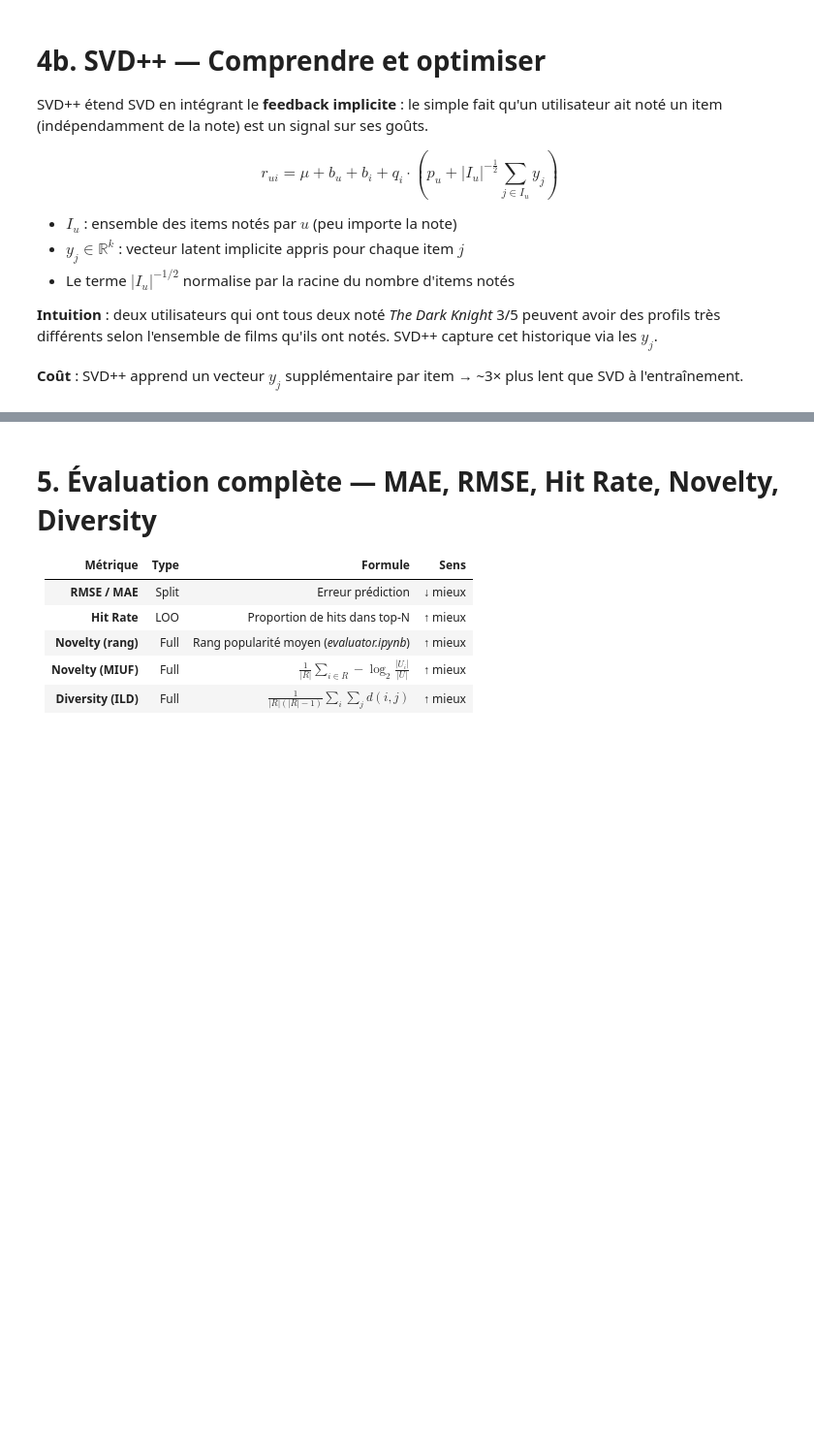
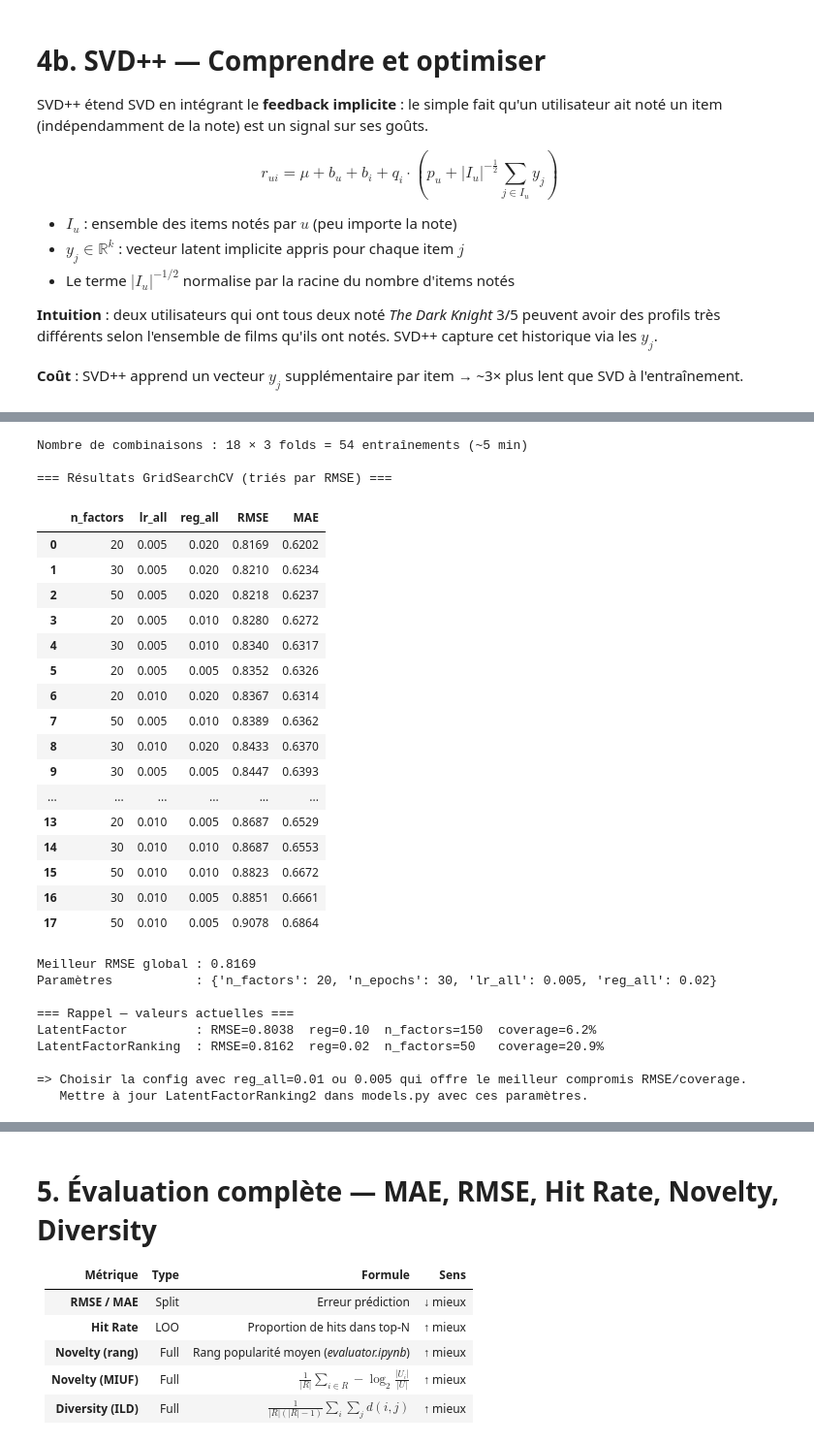
Before and after one commit to ArthurOttevaere/movix-recommender, a Jupyter notebook: latent_factor.ipynb, the cells around one changed output, grey strips where cells are left out. Shown at 97% size. Drawn from its saved outputs; the diff is of its cells as text; code cells hidden in the pictures; blank space fills up the shorter version.

```diff
--- a/latent_factor.ipynb
+++ b/latent_factor.ipynb
@@ -167,0 +176,69 @@ print(f"   SVDpp.__init__(self, n_factors={best_params_pp['n_factors']}, n_epoch
+# %%
+from surprise.model_selection import GridSearchCV
+
+# Grille orientée classement — on explore des reg_all plus faibles que le SVD RMSE-optimal (0.1)
+# et des n_factors réduits pour limiter le biais vers les items populaires.
+param_grid_ranking2 = {
+    "n_factors": [20, 30, 50],
+    "n_epochs":  [30],
+    "lr_all":    [0.005, 0.01],
+    "reg_all":   [0.005, 0.01, 0.02],
+}
+
+n_combos = 3 * 1 * 2 * 3
+print(f"Nombre de combinaisons : {n_combos} × 3 folds = {n_combos * 3} entraînements (~5 min)\n")
+
+gs_ranking2 = GridSearchCV(SVD, param_grid_ranking2, measures=["rmse", "mae"], cv=3, n_jobs=-1)
+gs_ranking2.fit(sp_ratings)
+
+# Résultats triés par RMSE croissant
+results_df = pd.DataFrame(gs_ranking2.cv_results)
+results_df = results_df[["param_n_factors", "param_lr_all", "param_reg_all",
+                          "mean_test_rmse", "mean_test_mae"]].sort_values("mean_test_rmse")
+results_df.columns = ["n_factors", "lr_all", "reg_all", "RMSE", "MAE"]
+results_df = results_df.round(4).reset_index(drop=True)
+
+print("=== Résultats GridSearchCV (triés par RMSE) ===")
+display(results_df)
+
+print(f"\nMeilleur RMSE global : {gs_ranking2.best_score['rmse']:.4f}")
+print(f"Paramètres           : {gs_ranking2.best_params['rmse']}")
+print()
+
+# Rappel des valeurs actuelles pour comparaison
+print("=== Rappel — valeurs actuelles ===")
+print(f"LatentFactor         : RMSE=0.8038  reg=0.10  n_factors=150  coverage=6.2%")
+print(f"LatentFactorRanking  : RMSE=0.8162  reg=0.02  n_factors=50   coverage=20.9%")
+print()
+print("=> Choisir la config avec reg_all=0.01 ou 0.005 qui offre le meilleur compromis RMSE/coverage.")
+print("   Mettre à jour LatentFactorRanking2 dans models.py avec ces paramètres.")
+# %% [output]
+Nombre de combinaisons : 18 × 3 folds = 54 entraînements (~5 min)
+
+=== Résultats GridSearchCV (triés par RMSE) ===
+|  | n_factors | lr_all | reg_all | RMSE | MAE |
+| 0 | 20 | 0.005 | 0.020 | 0.8169 | 0.6202 |
+| 1 | 30 | 0.005 | 0.020 | 0.8210 | 0.6234 |
+| 2 | 50 | 0.005 | 0.020 | 0.8218 | 0.6237 |
+| 3 | 20 | 0.005 | 0.010 | 0.8280 | 0.6272 |
+| 4 | 30 | 0.005 | 0.010 | 0.8340 | 0.6317 |
+| 5 | 20 | 0.005 | 0.005 | 0.8352 | 0.6326 |
+| 6 | 20 | 0.010 | 0.020 | 0.8367 | 0.6314 |
+| 7 | 50 | 0.005 | 0.010 | 0.8389 | 0.6362 |
+| 8 | 30 | 0.010 | 0.020 | 0.8433 | 0.6370 |
+| 9 | 30 | 0.005 | 0.005 | 0.8447 | 0.6393 |
+| ... | ... | ... | ... | ... | ... |
+| 13 | 20 | 0.010 | 0.005 | 0.8687 | 0.6529 |
+| 14 | 30 | 0.010 | 0.010 | 0.8687 | 0.6553 |
+| 15 | 50 | 0.010 | 0.010 | 0.8823 | 0.6672 |
+| 16 | 30 | 0.010 | 0.005 | 0.8851 | 0.6661 |
+| 17 | 50 | 0.010 | 0.005 | 0.9078 | 0.6864 |
+Meilleur RMSE global : 0.8169
+Paramètres           : {'n_factors': 20, 'n_epochs': 30, 'lr_all': 0.005, 'reg_all': 0.02}
+
+=== Rappel — valeurs actuelles ===
+LatentFactor         : RMSE=0.8038  reg=0.10  n_factors=150  coverage=6.2%
+LatentFactorRanking  : RMSE=0.8162  reg=0.02  n_factors=50   coverage=20.9%
+
+=> Choisir la config avec reg_all=0.01 ou 0.005 qui offre le meilleur compromis RMSE/coverage.
+   Mettre à jour LatentFactorRanking2 dans models.py avec ces paramètres.
```
Also changed, not shown: parts of 7 cells of this notebook, 4 other files.
